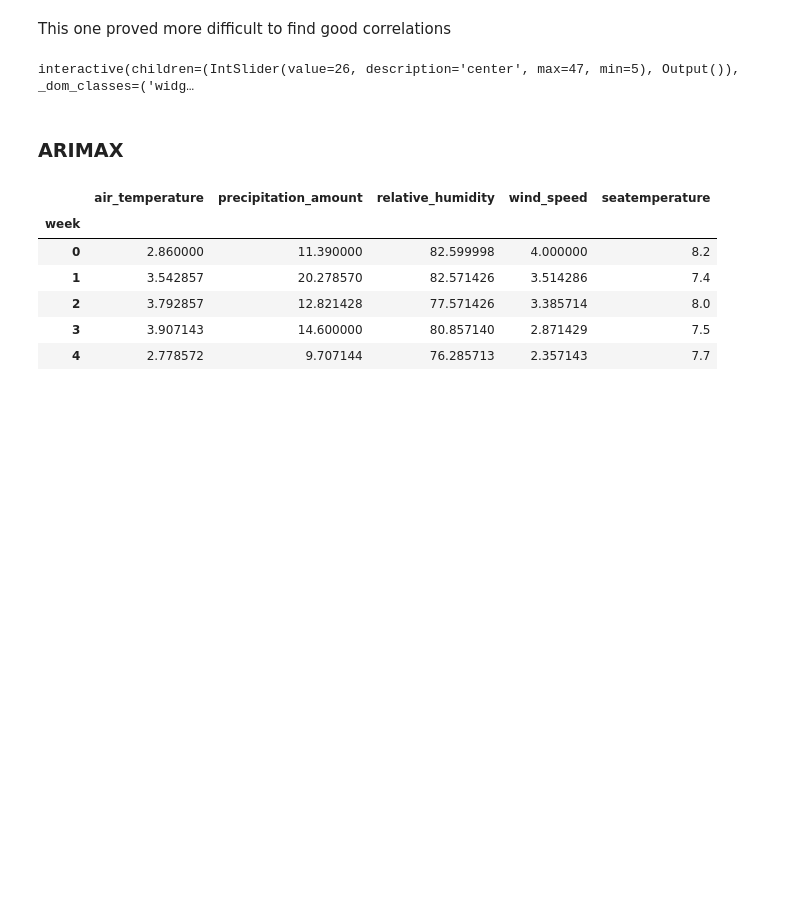
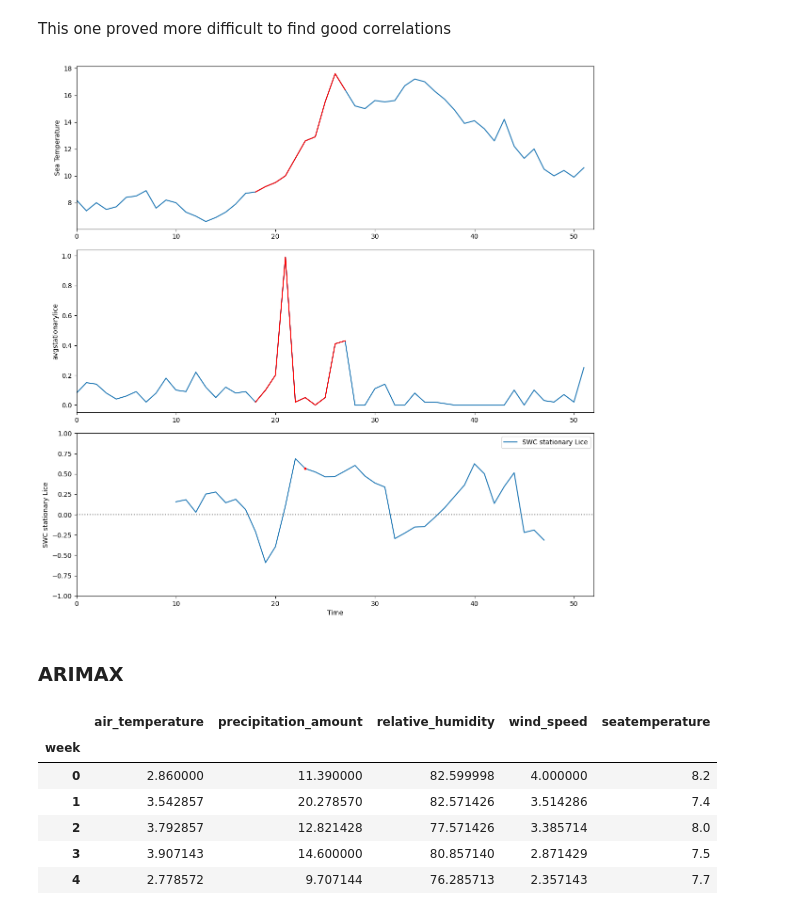
Before and after one commit to Pinglepi/NMBU_schoolprojects, a Jupyter notebook: ind320/project_3.ipynb, the cells around one changed output. Drawn from its saved outputs; the diff is of its cells as text; code cells hidden in the pictures; blank space fills up the shorter version.

```diff
--- a/ind320/project_3.ipynb
+++ b/ind320/project_3.ipynb
@@ -269,50 +260,44 @@ This one proved more difficult to find good correlations
 # %%
 # do the same as above but for stationary lice
 window_size = 10
-lag = 5  # Adjusted for demonstration
+lag = 5
 
 # Calculate sliding window correlations
 
 swc_stationary_lice = calculate_sliding_window_correlation(df, 'seatemperature', 'avgstationarylice', window_size, lag)
 
-# Plotting function with interactive slider
 
-def plot_SWC(center):
-    plt.figure(figsize=(12, 12))
+plt.figure(figsize=(12, 12))
 
-    # Plotting seaTemperature and highlighting center window
-    plt.subplot(3, 1, 1)
-    plt.plot(df['seatemperature'], label='Sea Temperature')
-    plt.plot(range(center - window_size//2, center + window_size//2), df['seatemperature'][center - window_size//2:center + window_size//2], color="red")
-    plt.ylabel('Sea Temperature')
-    plt.xlim(0, len(df['seatemperature']))
+# Plotting seaTemperature and highlighting center window
+plt.subplot(3, 1, 1)
+plt.plot(df['seatemperature'], label='Sea Temperature')
+plt.plot(range(23 - window_size//2, 23 + window_size//2), df['seatemperature'][23 - window_size//2:23 + window_size//2], color="red")
+plt.ylabel('Sea Temperature')
+plt.xlim(0, len(df['seatemperature']))
 
-    # Plotting avgstationarylice and highlighting center window
-    plt.subplot(3, 1, 2)
-    plt.plot(df['avgstationarylice'], label='avgstationarylice')
-    plt.plot(range(center - window_size//2, center + window_size//2), df['avgstationarylice'][center - window_size//2:center + window_size//2], color="red")
-    plt.ylabel('avgstationarylice')
-    plt.xlim(0, len(df['avgstationarylice']))
+# Plotting avgstationarylice and highlighting center window
+plt.subplot(3, 1, 2)
+plt.plot(df['avgstationarylice'], label='avgstationarylice')
+plt.plot(range(23 - window_size//2, 23 + window_size//2), df['avgstationarylice'][23 - window_size//2:23 + window_size//2], color="red")
+plt.ylabel('avgstationarylice')
+plt.xlim(0, len(df['avgstationarylice']))
 
-    # Plotting Sliding Window Correlation for avgstationarylice
-    plt.subplot(3, 1, 3)
-    plt.plot(swc_stationary_lice, label='SWC stationary Lice')
-    plt.plot(center, swc_stationary_lice[center], 'r.')
-    plt.axhline(y=0, color='gray', linestyle=':')
-    plt.ylim(-1, 1)
-    plt.xlim(0, len(df['seatemperature']))
-    plt.xlabel('Time')
-    plt.ylabel('SWC stationary Lice')
-    plt.legend()
+# Plotting Sliding Window Correlation for avgstationarylice
+plt.subplot(3, 1, 3)
+plt.plot(swc_stationary_lice, label='SWC stationary Lice')
+plt.plot(23, swc_stationary_lice[23], 'r.')
+plt.axhline(y=0, color='gray', linestyle=':')
+plt.ylim(-1, 1)
+plt.xlim(0, len(df['seatemperature']))
+plt.xlabel('Time')
+plt.ylabel('SWC stationary Lice')
+plt.legend()
 
-    plt.tight_layout()
-    plt.show()
-
-
-# Displaying the interactive plot
-interact(plot_SWC, center=(window_size//2, len(df['seatemperature']) - window_size//2, 1)); # Semi-colon to suppress output
+plt.tight_layout()
+plt.show()
 # %% [output]
-interactive(children=(IntSlider(value=26, description='center', max=47, min=5), Output()), _dom_classes=('widg…
+[figure, added]
 # %% [markdown]
 ### ARIMAX
 # %%
```
Also changed, not shown: parts of 2 cells of this notebook.
